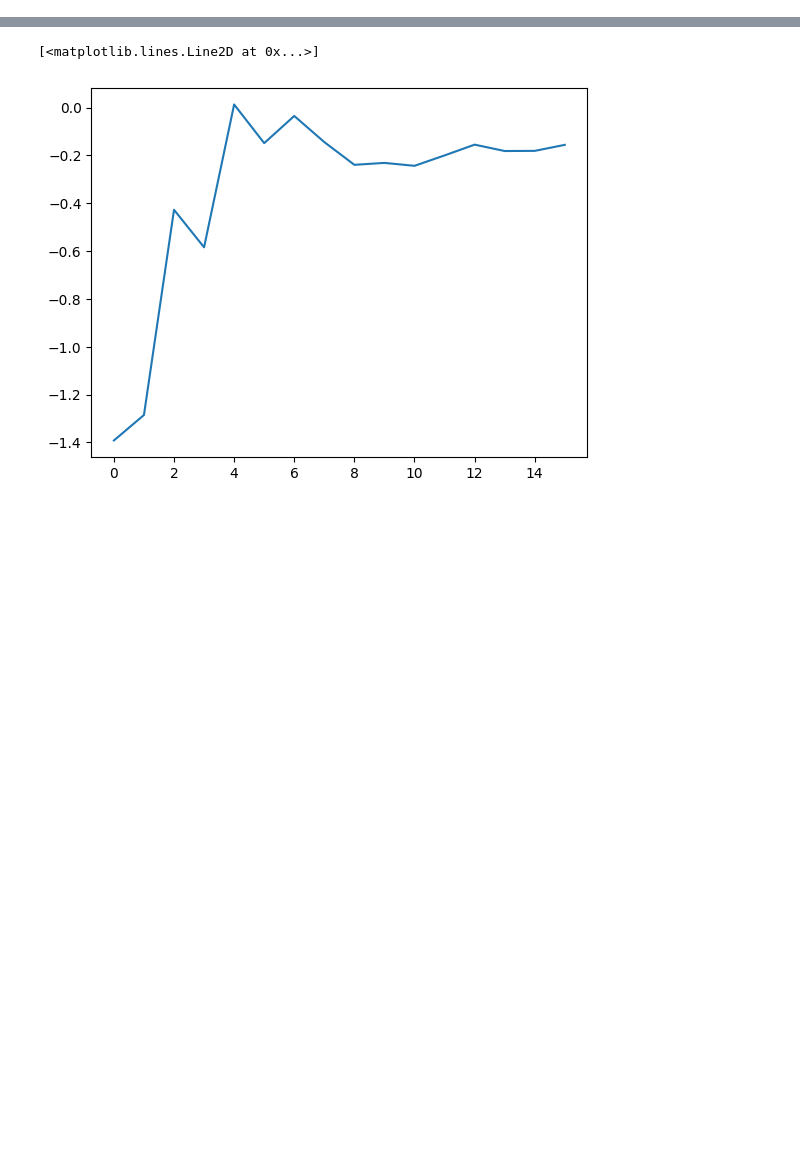
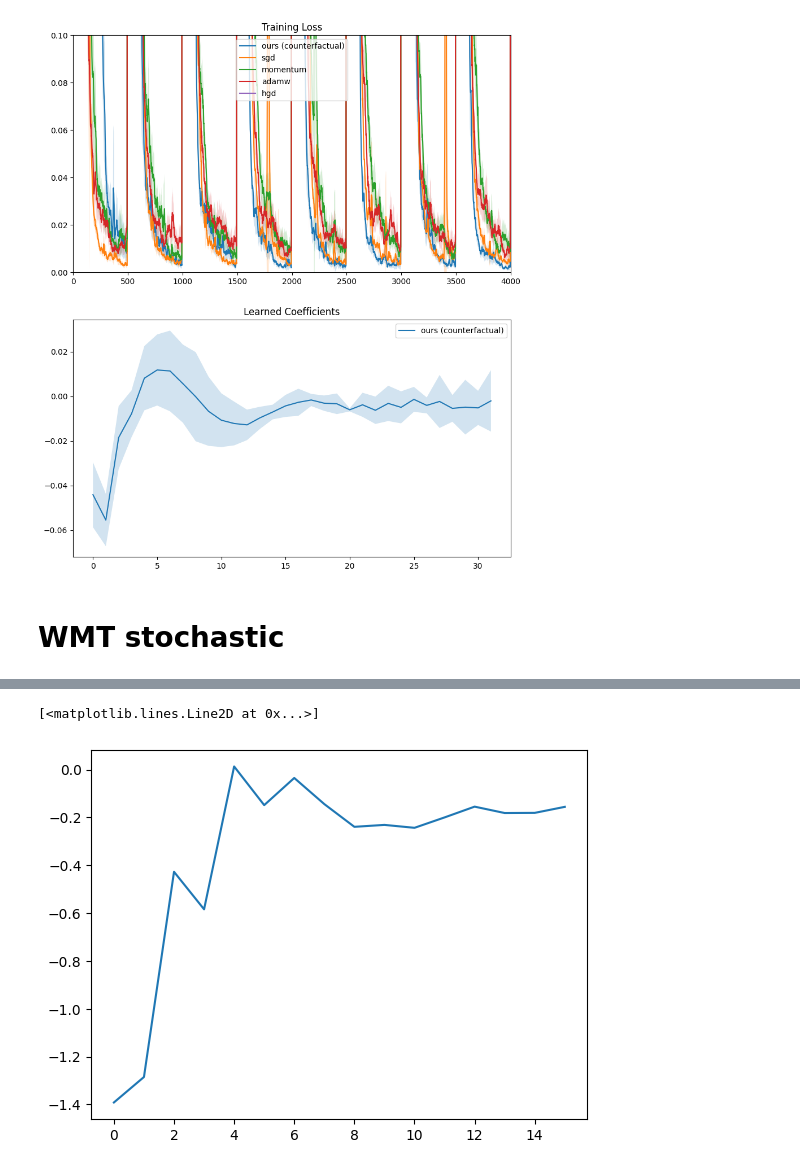
Before and after one commit to edogariu/meta_opt, a Jupyter notebook: notebooks/plotting.ipynb, the cells around one changed output, grey strips where cells are left out. Drawn from its saved outputs; the diff is of its cells as text; code cells hidden in the pictures; blank space fills up the shorter version.

```diff
--- a/notebooks/plotting.ipynb
+++ b/notebooks/plotting.ipynb
@@ -45,0 +244,51 @@ note: using full_batch means we will never eval
+# %%
+# plot
+keys_to_plot = {
+    'sgd': 'sgd',
+    'momentum': 'momentum',
+    'adamw': 'adamw',
+    # 'dadamw': 'd-adap',
+    # 'mechadamw': 'mechanic',
+    # 'rmsprop',
+    'hgd': 'hgd',
+    'frozen': 'ours (frozen)',
+    'cf': 'ours (counterfactual)',
+    # 'ncf': 'ours (noncounterfactual)',
+
+    # # custom ones
+    # 'sgd_2.0': 'sgd',
+    # 'momentum_0.3': 'momentum',
+    # 'frozen_wmt_fullbatch_clip/cf_adam_6e-4_clip=1.0[-1]': 'ours (frozen)',
+    # 'rsqrt_0.002': 'rsqrt',
+
+}
+
+plots_to_make = {
+              'loss': 'Training Loss',
+              # 'eval_loss': 'Evaluation Loss',
+              # 'eval_acc': 'Evaluation Accuracy',
+              # 'bleu': 'BLEU Score',
+              'M': 'Learned Coefficients',
+              # 'anim': 'Animation',
+              # 'param_sq_norm': 'Sq Param Norm',
+              # 'grad_sq_norm': 'Sq Grad Norm',
+              # 'proj_grad_sq_norm': 'Proj Sq Grad Norm',
+               # 'lr': 'Learning Rate',
+}
+
+# keys_to_plot = '.*'  # anything
+
+(fig, ax), anim = plot(results, processed_results, keys_to_plot, plots_to_make, anim_bounds=(-5, 2), smoothing=10)
+ax[0].set_ylim(0, 0.1)
+ax[0].set_xlim(0, 4000)
+# ax[1].set_ylim(0.6, 0.95)
+# plt.savefig('{}/figs/{}.pdf'.format(CFG['directory'], CFG['experiment_name']))
+plt.show()
+
+if anim is not None:
+    h = HTML(anim.to_html5_video())
+    display(h)
+# %% [output]
+[figure, added]
+# %% [markdown]
+# WMT stochastic
```
Also changed, not shown: parts of 23 cells of this notebook, 1 other file.
